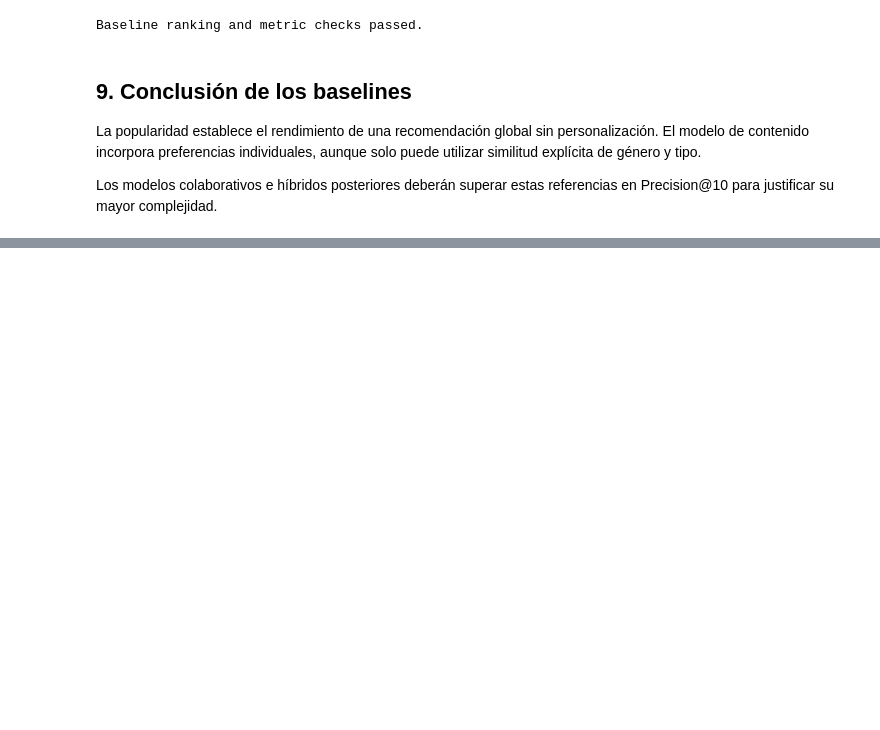
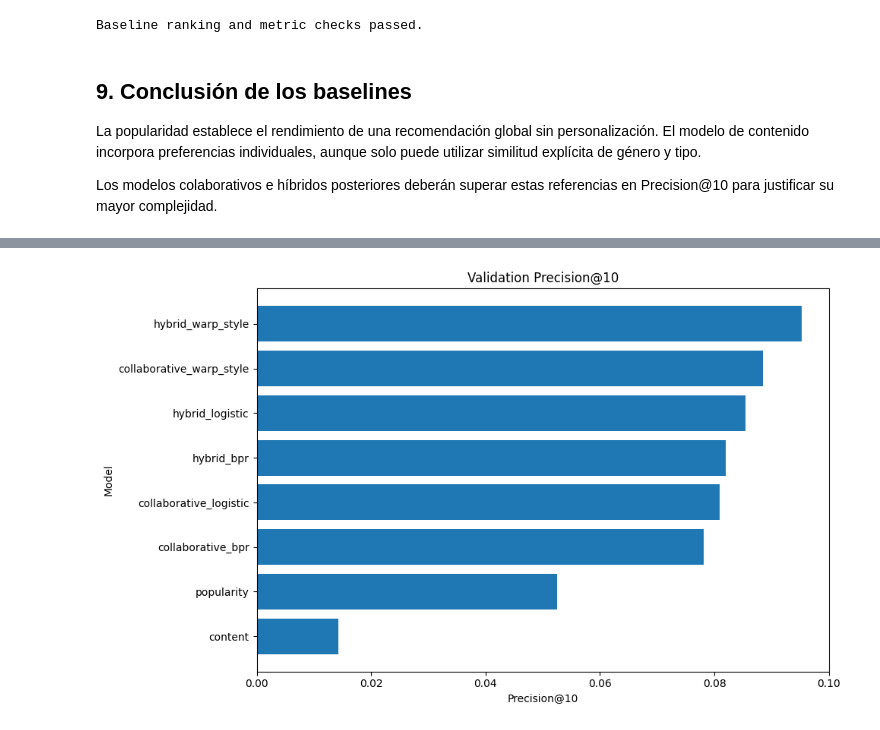
Before and after one commit to fedesaroka/analisis-predictivo-avanzado, a Jupyter notebook: notebooks/TP2_sistema_recomendacion_anime.ipynb, the cells around one changed output, grey strips where cells are left out. Cells and saved outputs as stored; diff of their text form; code cells hidden in the pictures; blank space fills up the shorter version.

Commit message:
feat: compare default collaborative and hybrid models

```diff
--- a/notebooks/TP2_sistema_recomendacion_anime.ipynb
+++ b/notebooks/TP2_sistema_recomendacion_anime.ipynb
@@ -642,0 +878,36 @@ Los modelos colaborativos e híbridos posteriores deberán superar estas referen
+# %%
+precision_plot = (
+    default_validation_results[
+        [
+            "model",
+            "precision_at_10",
+        ]
+    ]
+    .sort_values(
+        "precision_at_10"
+    )
+)
+
+fig, ax = plt.subplots(
+    figsize=(10, 6)
+)
+
+ax.barh(
+    precision_plot["model"],
+    precision_plot["precision_at_10"],
+)
+
+ax.set_title(
+    "Validation Precision@10"
+)
+ax.set_xlabel(
+    "Precision@10"
+)
+ax.set_ylabel(
+    "Model"
+)
+
+plt.tight_layout()
+plt.show()
+# %% [output]
+[figure, added]
```
Also changed, not shown: parts of 12 cells of this notebook, 14 other files.
